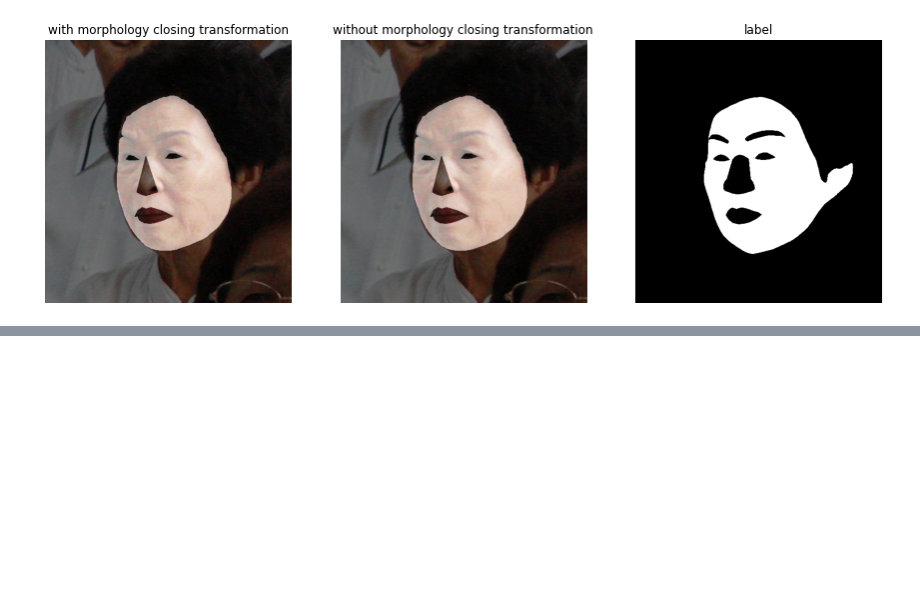
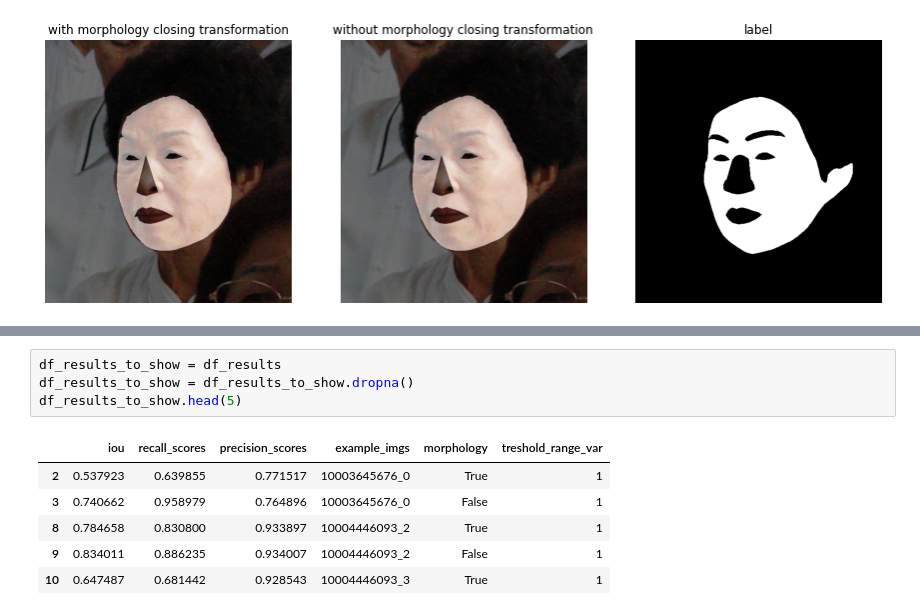
Before and after one commit to waczjoan/Face-Morph, a Jupyter notebook: SkinDetection/skinDetectionWithFaceLandmarks.ipynb, the cells around one changed output, grey strips where cells are left out. Drawn from its saved outputs; the diff is of its cells as text; blank space fills up the shorter version.

```diff
--- a/SkinDetection/skinDetectionWithFaceLandmarks.ipynb
+++ b/SkinDetection/skinDetectionWithFaceLandmarks.ipynb
@@ -628,0 +685,11 @@ def calc_measures(grid_tresholds, images, img_key = 'img'):
+# %%
+df_results_to_show = df_results
+df_results_to_show = df_results_to_show.dropna()
+df_results_to_show.head(5)
+# %% [output]
+|  | iou | recall_scores | precision_scores | example_imgs | morphology | treshold_range_var |
+| 2 | 0.537923 | 0.639855 | 0.771517 | 10003645676_0 | True | 1 |
+| 3 | 0.740662 | 0.958979 | 0.764896 | 10003645676_0 | False | 1 |
+| 8 | 0.784658 | 0.830800 | 0.933897 | 10004446093_2 | True | 1 |
+| 9 | 0.834011 | 0.886235 | 0.934007 | 10004446093_2 | False | 1 |
+| 10 | 0.647487 | 0.681442 | 0.928543 | 10004446093_3 | True | 1 |
```
Also changed, not shown: parts of 12 cells of this notebook.
